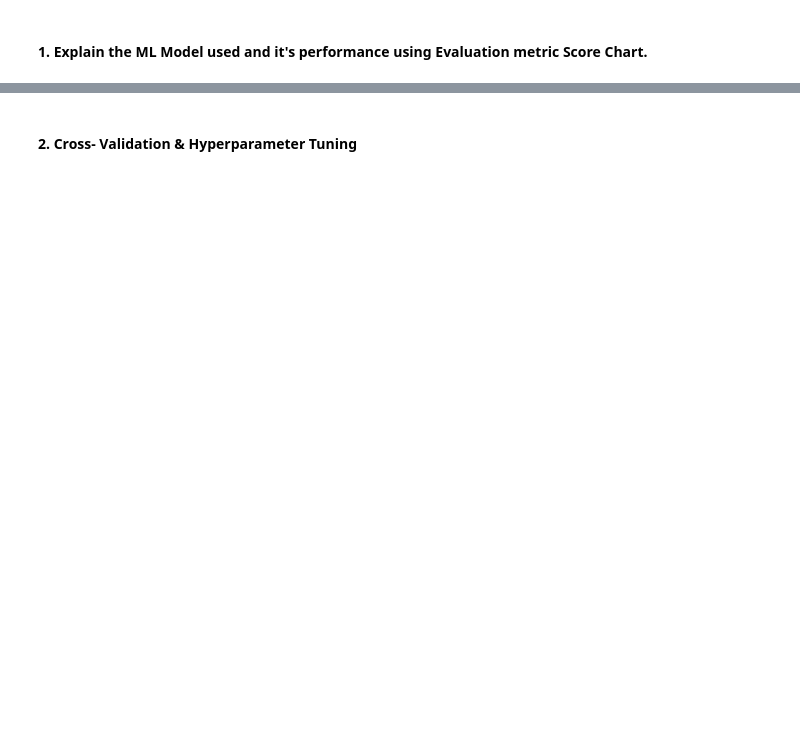
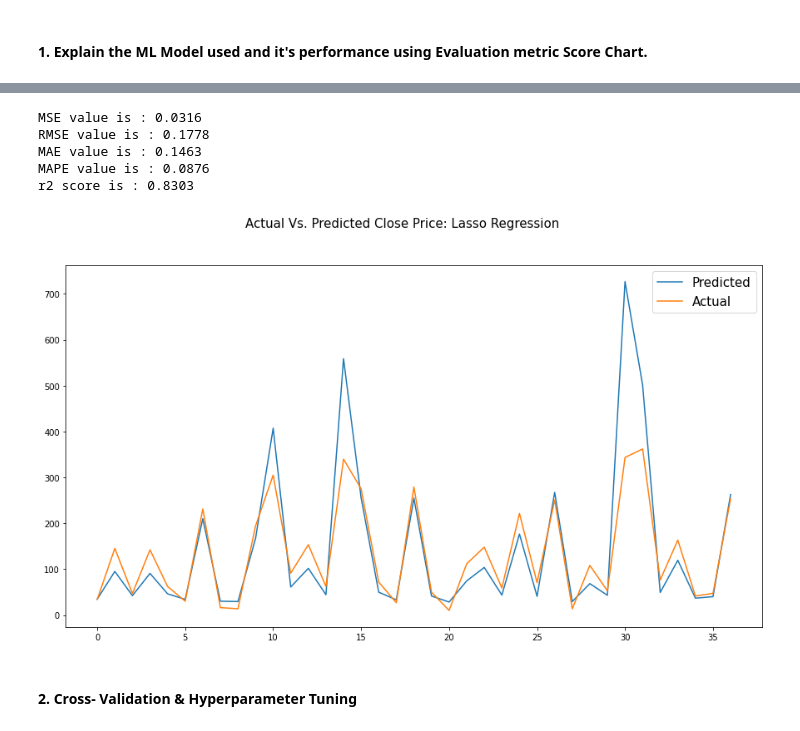
Before and after one commit to Asif-PA/YesBankStockPrediction, a Jupyter notebook: YesBankStockPrediction.ipynb, the cells around one changed output, grey strips where cells are left out. Cells and saved outputs as stored; diff of their text form; code cells hidden in the pictures; blank space fills up the shorter version.

```diff
--- a/YesBankStockPrediction.ipynb
+++ b/YesBankStockPrediction.ipynb
@@ -789,0 +736,5 @@ plt.grid()
+# %%
+#Implementing Lasso Regression
+from sklearn.linear_model import Lasso
+lasso=Lasso(alpha=0.005,max_iter=3000)
+lasso.fit(X_train,y_train)
@@ -789,0 +748,4 @@ plt.grid()
+# %%
+#Prediction
+y_lasso_pred=lasso.predict(X_test)
+y_lasso_pred
@@ -790,2 +761,26 @@ plt.grid()
+# %%
+#Checking the test performance of Lasso Regression Using Evaluation MAtrics
+print("MSE value is :",round(mean_squared_error(y_test, y_lasso_pred), 4))
+print("RMSE value is :",round(math.sqrt(mean_squared_error(y_test, y_lasso_pred)),4))
+print("MAE value is :",round(mean_absolute_error(y_test, y_lasso_pred),4))
+print("MAPE value is :",round(mean_absolute_percentage_error(y_test, y_lasso_pred),4))
+print("r2 score is :",round(r2_score(y_test, y_lasso_pred), 4))
+# %% [output]
+MSE value is : 0.0316
+RMSE value is : 0.1778
+MAE value is : 0.1463
+MAPE value is : 0.0876
+r2 score is : 0.8303
+# %%
+# Visualizing evaluation Metric Score chart
+#Plotting Actual vs Predicted for Lasso Regression
+plt.figure(figsize=(15,8))
+plt.plot(10**y_lasso_pred)
+plt.plot(10**(np.array(y_test)))
+plt.legend(['Predicted','Actual'],fontsize=15)
+plt.suptitle('Actual Vs. Predicted Close Price: Lasso Regression', fontsize=15)
+plt.show()
+# %% [output]
+[figure, added]
 # %% [markdown]
 #### 2. Cross- Validation & Hyperparameter Tuning
```
Also changed, not shown: parts of 96 cells of this notebook.
